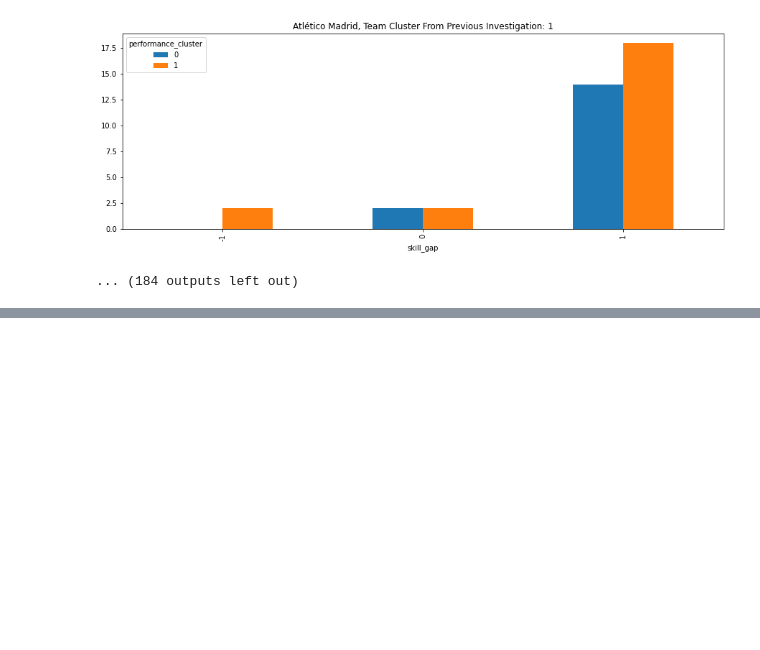
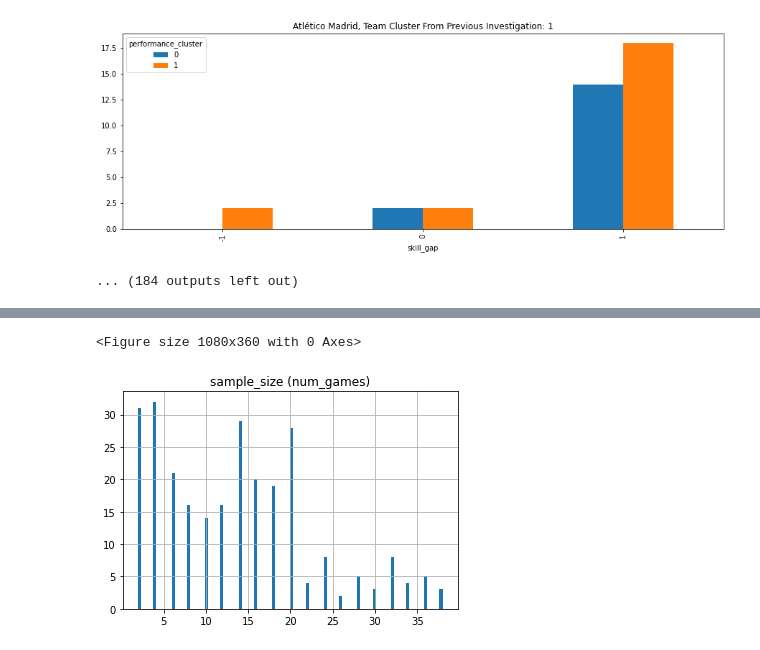
Before and after one commit to arifmoh2/thesis_soccer, a Jupyter notebook: notebooks/11_global_clustering_attempt.ipynb, the cells around one changed output, grey strips where cells are left out. Drawn from its saved outputs; the diff is of its cells as text; code cells hidden in the pictures; blank space fills up the shorter version.

```diff
--- a/notebooks/11_global_clustering_attempt.ipynb
+++ b/notebooks/11_global_clustering_attempt.ipynb
@@ -249,7 +249,7 @@ feats_pre_aggregation['skill_gap'] = pd.cut(feats_pre_aggregation['pts_diff'],
                                       bins=[-100, -10, 10, 100],
                                       labels = [-1, 0, 1])
 
-feats_pre_aggregation['performance_cluster'] = kmeans_classifier.predict(feats_pre_aggregation.drop(columns=['pts', 'pts_diff', 'skill_gap', 'performance_cluster']).fillna(0))
+feats_pre_aggregation['performance_cluster'] = kmeans_classifier.predict(feats_pre_aggregation.drop(columns=['pts', 'pts_diff', 'skill_gap']).fillna(0))
 
 display(feats_pre_aggregation)
 # %% [output]
@@ -346,3 +346,16 @@ for team in df_combined.index:
 <Figure size 432x288 with 0 Axes>
 [figure]
 ... (184 outputs left out)
+# %%
+df = aggr_stats.unstack().stack(level=1)
+df.columns = ['num_times_cluster_{}'.format(c) for c in df.columns]
+df.index = pd.MultiIndex.from_tuples([(df_combined.loc[i[0], 'name'].encode().decode('unicode-escape'), i[1]) for i in df.index],
+                                    names=['Team', 'Skill-Gap'])
+df['dominant_cluster'] = df.idxmax(axis=1).apply(lambda x: int(x.split('_')[-1]))
+df['percent_dominant_cluster'] = 100 * df[['num_times_cluster_0', 'num_times_cluster_1']].max(axis=1)/df[['num_times_cluster_0', 'num_times_cluster_1']].sum(axis=1)
+df['percent_dominant_cluster'] = df['percent_dominant_cluster'].round(2)
+df['sample_size (num_games)'] = df[['num_times_cluster_0', 'num_times_cluster_1']].sum(axis=1)
+df = df.fillna(0)
+df.to_csv('../figures/style_vs_skill_difference/performance_cluster_breakdown.csv')
+df.to_pickle('../figures/style_vs_skill_difference/performance_cluster_breakdown.pkl.gz')
+df
@@ -348,0 +377,7 @@ for team in df_combined.index:
+# %%
+plt.figure(figsize=(15, 5))
+df[['sample_size (num_games)']].replace(0, np.nan).hist(bins=100)
+plt.show()
+# %% [output]
+<Figure size 1080x360 with 0 Axes>
+[figure, added]
```
Also changed, not shown: parts of 2 cells of this notebook, 2 other files.
